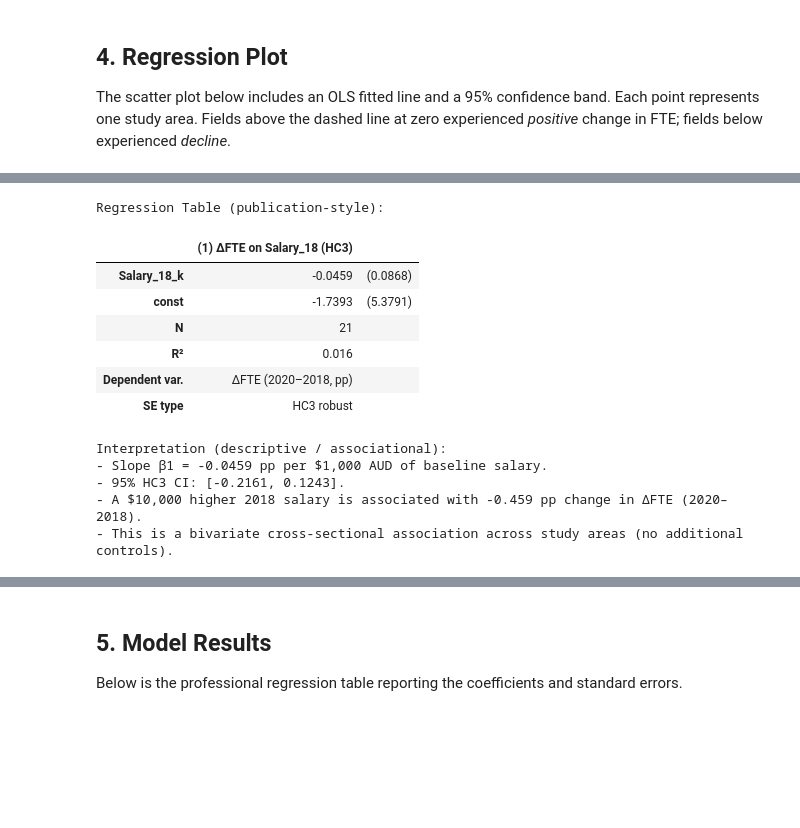
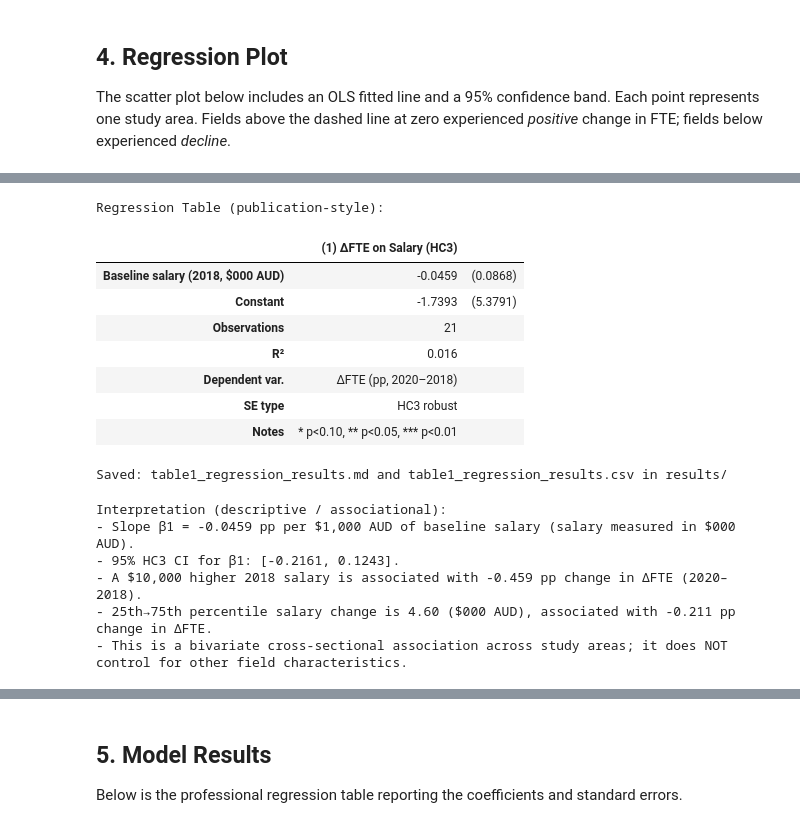
Before and after one commit to atikahtajarimim/ecc3479-project, a Jupyter notebook: code/econometric_analysis.ipynb, the cells around one changed output, grey strips where cells are left out. Cells and saved outputs as stored; diff of their text form; code cells hidden in the pictures; blank space fills up the shorter version.

```diff
--- a/code/econometric_analysis.ipynb
+++ b/code/econometric_analysis.ipynb
@@ -214,42 +292,55 @@ def make_regression_table_1col(model, spec_label="(1) OLS (HC3)", depvar_label="
 # %%
 reg_table = make_regression_table_1col(
     model,
-    spec_label="(1) ΔFTE on Salary_18 (HC3)",
-    depvar_label="ΔFTE (2020–2018, pp)"
+    spec_label="(1) ΔFTE on Salary (HC3)",
+    depvar_label="ΔFTE (pp, 2020–2018)",
 )
 
 print("Regression Table (publication-style):")
 display(reg_table)
 
-# Save to results/ so the pipeline produces an artifact
+# Save artifacts to results/
 reg_table.to_csv(RESULTS_DIR / "table1_regression_results.csv")
+
+# Also save a GitHub-friendly markdown table
+md_path = RESULTS_DIR / "table1_regression_results.md"
+with open(md_path, "w", encoding="utf-8") as f:
+    f.write(reg_table.to_markdown())
+
+print(f"\nSaved: {md_path.name} and table1_regression_results.csv in results/")
 # %% [output]
 Regression Table (publication-style):
-|  | (1) ΔFTE on Salary_18 (HC3) |  |
-| Salary_18_k | -0.0459 | (0.0868) |
-| const | -1.7393 | (5.3791) |
-| N | 21 |  |
+|  | (1) ΔFTE on Salary (HC3) |  |
+| Baseline salary (2018, $000 AUD) | -0.0459 | (0.0868) |
+| Constant | -1.7393 | (5.3791) |
+| Observations | 21 |  |
 | R² | 0.016 |  |
-| Dependent var. | ΔFTE (2020–2018, pp) |  |
+| Dependent var. | ΔFTE (pp, 2020–2018) |  |
 | SE type | HC3 robust |  |
+| Notes | * p<0.10, ** p<0.05, *** p<0.01 |  |
+Saved: table1_regression_results.md and table1_regression_results.csv in results/
 # %%
 beta1 = model.params["Salary_18_k"]
-ci = model.conf_int().loc["Salary_18_k"].to_numpy()  # HC3 CI from statsmodels fit
-ci_low, ci_high = ci[0], ci[1]
+ci_low, ci_high = model.conf_int().loc["Salary_18_k"].to_numpy()
+
+# Interquartile-range interpretation (more realistic than $1k or $10k alone)
+p25, p75 = np.percentile(df["Salary_18_k"], [25, 75])
+iqr = p75 - p25
+iqr_effect = iqr * beta1
 
 print("Interpretation (descriptive / associational):")
-print(
-    f"- Slope β1 = {beta1:.4f} pp per $1,000 AUD of baseline salary.\n"
-    f"- 95% HC3 CI: [{ci_low:.4f}, {ci_high:.4f}].\n"
-    f"- A $10,000 higher 2018 salary is associated with {10*beta1:.3f} pp change in ΔFTE (2020–2018).\n"
-    f"- This is a bivariate cross-sectional association across study areas (no additional controls)."
-)
+print(f"- Slope β1 = {beta1:.4f} pp per $1,000 AUD of baseline salary (salary measured in $000 AUD).")
+print(f"- 95% HC3 CI for β1: [{ci_low:.4f}, {ci_high:.4f}].")
+print(f"- A $10,000 higher 2018 salary is associated with {10*beta1:.3f} pp change in ΔFTE (2020–2018).")
+print(f"- 25th→75th percentile salary change is {iqr:.2f} ($000 AUD), associated with {iqr_effect:.3f} pp change in ΔFTE.")
+print("- This is a bivariate cross-sectional association across study areas; it does NOT control for other field characteristics.")
 # %% [output]
 Interpretation (descriptive / associational):
-- Slope β1 = -0.0459 pp per $1,000 AUD of baseline salary.
-- 95% HC3 CI: [-0.2161, 0.1243].
+- Slope β1 = -0.0459 pp per $1,000 AUD of baseline salary (salary measured in $000 AUD).
+- 95% HC3 CI for β1: [-0.2161, 0.1243].
 - A $10,000 higher 2018 salary is associated with -0.459 pp change in ΔFTE (2020–2018).
-- This is a bivariate cross-sectional association across study areas (no additional controls).
+- 25th→75th percentile salary change is 4.60 ($000 AUD), associated with -0.211 pp change in ΔFTE.
+- This is a bivariate cross-sectional association across study areas; it does NOT control for other field characteristics.
 # %%
 from statsmodels.stats.outliers_influence import OLSInfluence
 
```
Also changed, not shown: parts of 10 cells of this notebook, 7 other files.
